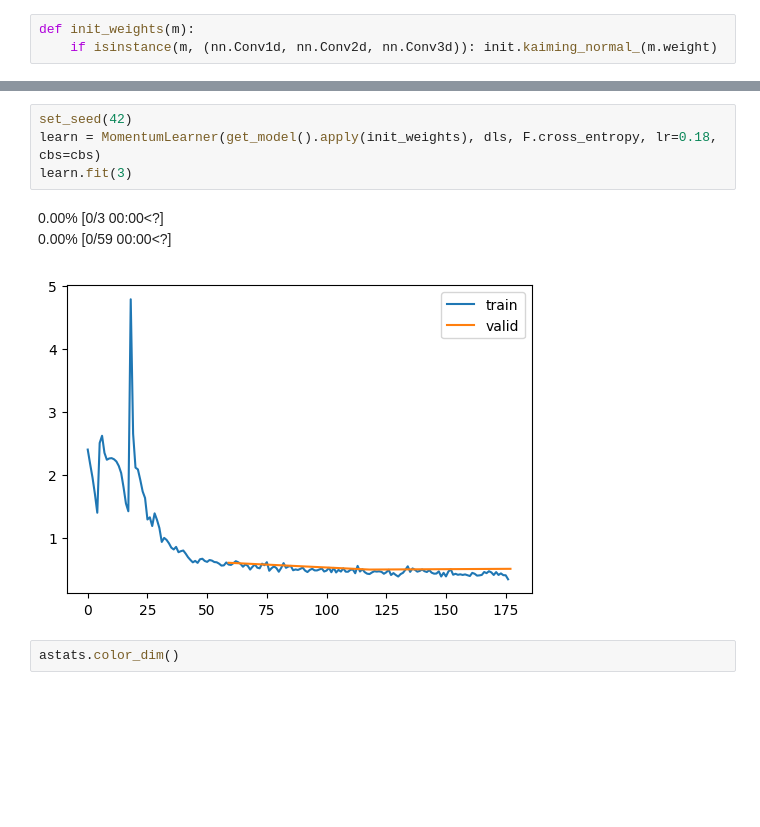
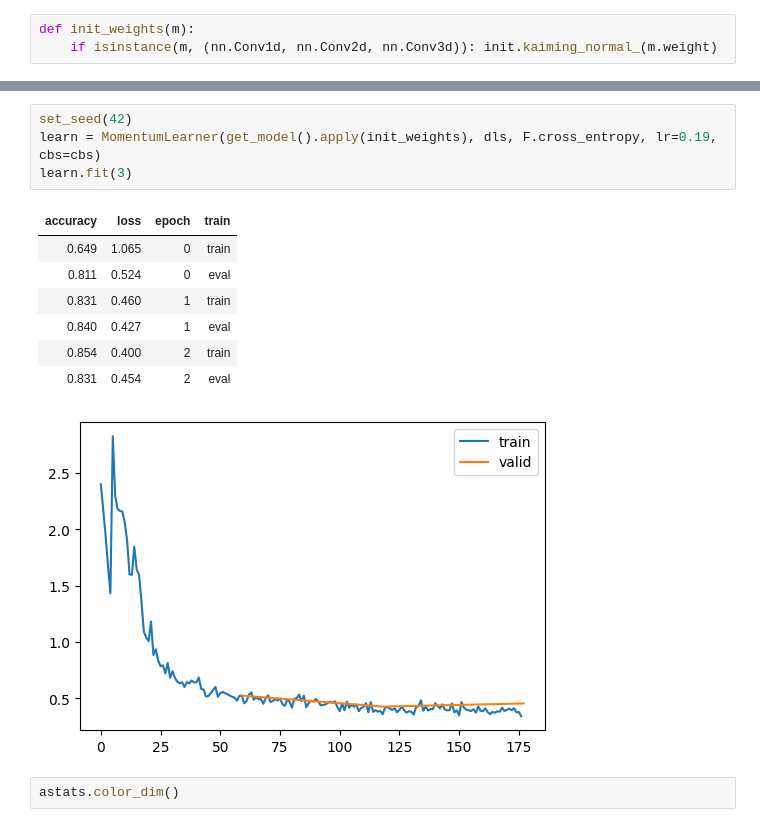
Before and after one commit to teome/diffusion-play, a Jupyter notebook: nbs/11_initialisation.ipynb, the cells around one changed output, grey strips where cells are left out. Cells and saved outputs as stored; diff of their text form; blank space fills up the shorter version.

```diff
--- a/nbs/11_initialisation.ipynb
+++ b/nbs/11_initialisation.ipynb
@@ -188,11 +190,16 @@ MomentumLearner(model, dls, F.cross_entropy, cbs=[DeviceCB()]).lr_find()
 # %%
 set_seed(42)
-learn = MomentumLearner(get_model().apply(init_weights), dls, F.cross_entropy, lr=0.18, cbs=cbs)
+learn = MomentumLearner(get_model().apply(init_weights), dls, F.cross_entropy, lr=0.19, cbs=cbs)
 learn.fit(3)
 # %% [output]
-0.00% [0/3 00:00<?]
-0.00% [0/59 00:00<?]
+| accuracy | loss | epoch | train |
+| 0.649 | 1.065 | 0 | train |
+| 0.811 | 0.524 | 0 | eval |
+| 0.831 | 0.460 | 1 | train |
+| 0.840 | 0.427 | 1 | eval |
+| 0.854 | 0.400 | 2 | train |
+| 0.831 | 0.454 | 2 | eval |
-[figure, old version]
+[figure, new version]
 # %%
 astats.color_dim()
 # %% [output]
```
Also changed, not shown: parts of 26 cells of this notebook.
